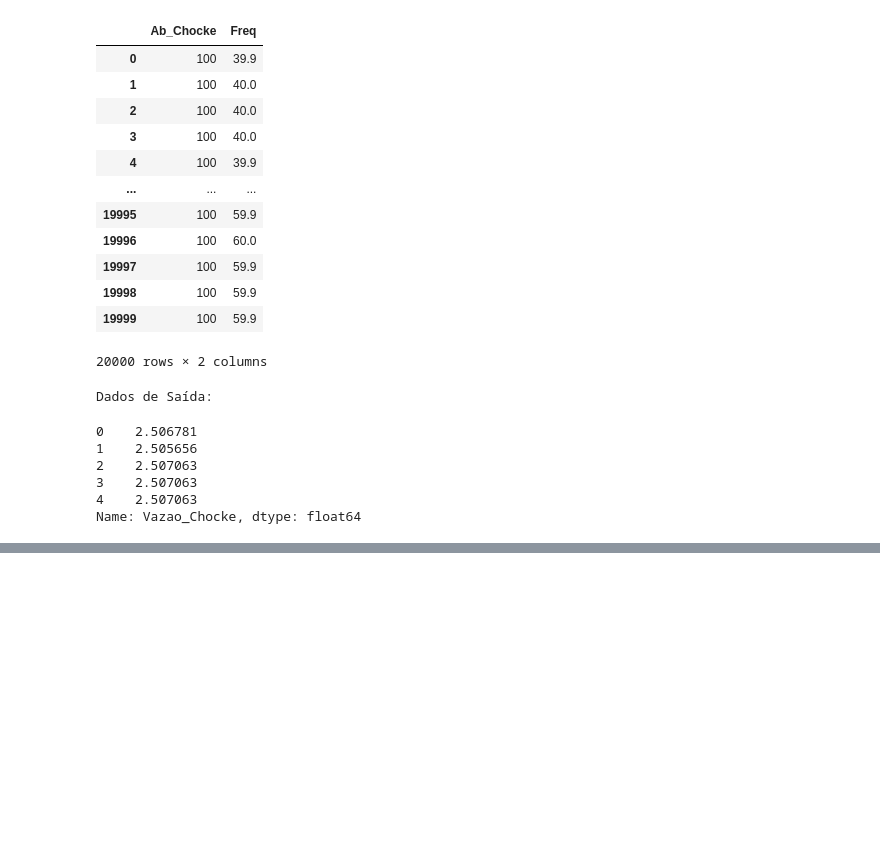
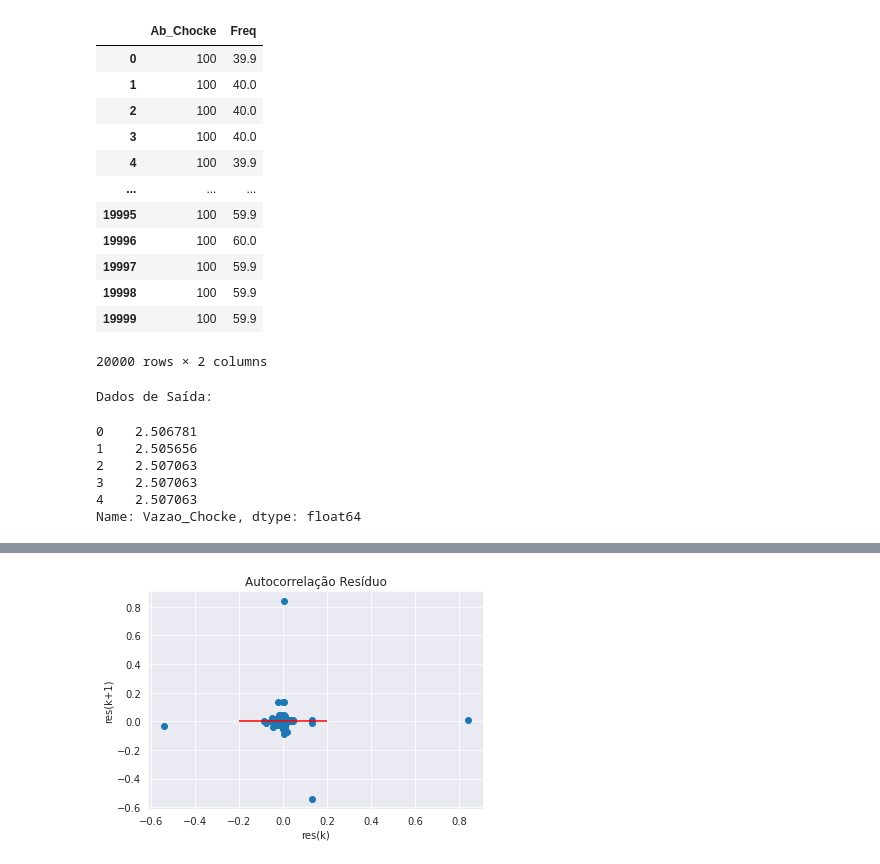
Before and after one commit to gabriel7268/PRH35.1_UFBA-ANP, a Jupyter notebook: Códigos/Exp_Cod_PRH_35_1_UFBA_MLPNN_v1.ipynb, the cells around one changed output, grey strips where cells are left out. Cells and saved outputs as stored; diff of their text form; code cells hidden in the pictures; blank space fills up the shorter version.

```diff
--- a/Códigos/Exp_Cod_PRH_35_1_UFBA_MLPNN_v1.ipynb
+++ b/Códigos/Exp_Cod_PRH_35_1_UFBA_MLPNN_v1.ipynb
@@ -235,0 +248,10 @@ plt.show();
+# %%
+sns.set_style('dark')
+plt.scatter(res[0:123], res[1:124])
+plt.xlabel('res(k)')
+plt.ylabel('res(k+1)')
+plt.title('Autocorrelação Resíduo')
+plt.hlines(0, -0.2, 0.2, 'r')
+plt.grid()
+# %% [output]
+[figure, added]
```
Also changed, not shown: parts of 20 cells of this notebook.
